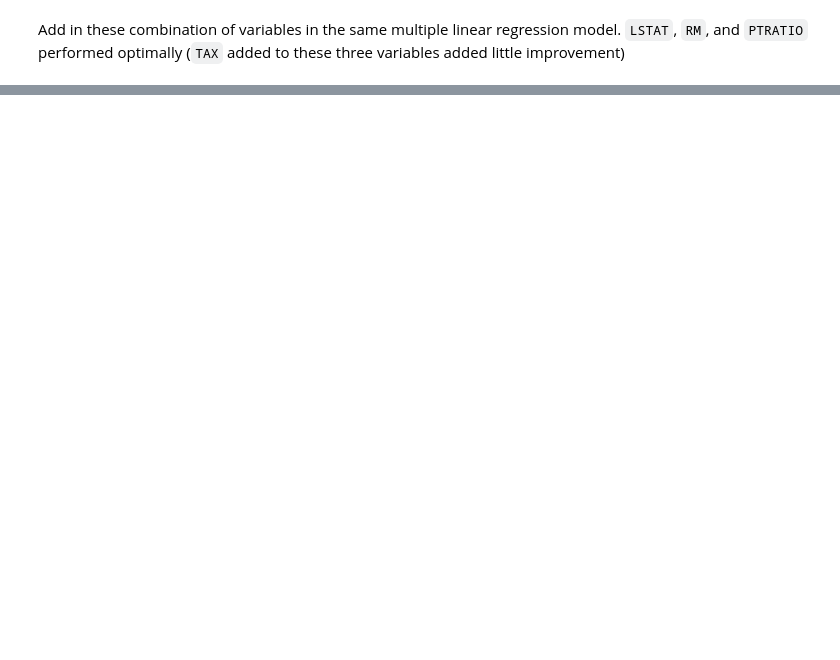
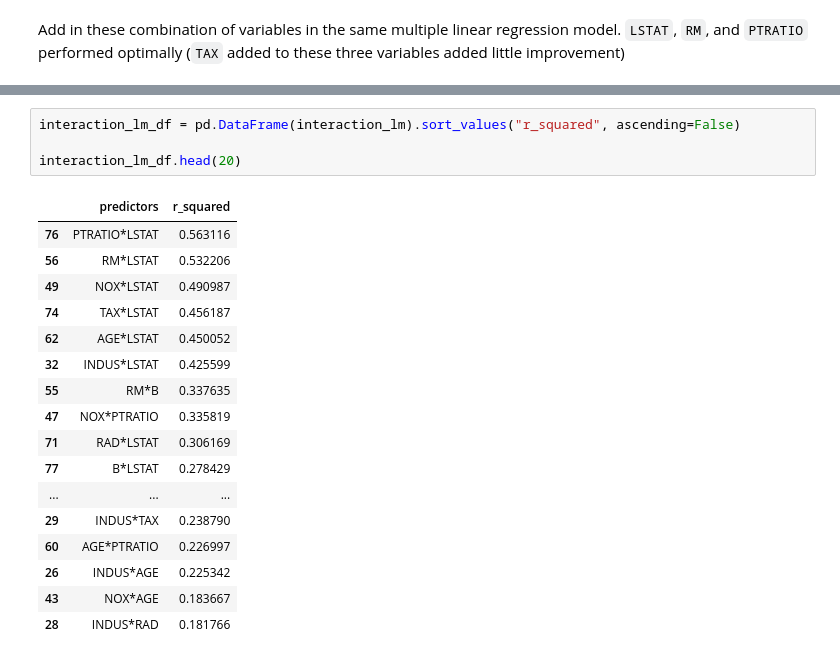
Before and after one commit to b-o-l-l-a/aes-eeng415, a Jupyter notebook: hw4/hw4.ipynb, the cells around one changed output, grey strips where cells are left out. Drawn from its saved outputs; the diff is of its cells as text; blank space fills up the shorter version.

```diff
--- a/hw4/hw4.ipynb
+++ b/hw4/hw4.ipynb
@@ -155,0 +140,22 @@ pd.DataFrame(multi_lm_metrics)
+# %%
+interaction_lm_df = pd.DataFrame(interaction_lm).sort_values("r_squared", ascending=False)
+
+interaction_lm_df.head(20)
+# %% [output]
+|  | predictors | r_squared |
+| 76 | PTRATIO*LSTAT | 0.563116 |
+| 56 | RM*LSTAT | 0.532206 |
+| 49 | NOX*LSTAT | 0.490987 |
+| 74 | TAX*LSTAT | 0.456187 |
+| 62 | AGE*LSTAT | 0.450052 |
+| 32 | INDUS*LSTAT | 0.425599 |
+| 55 | RM*B | 0.337635 |
+| 47 | NOX*PTRATIO | 0.335819 |
+| 71 | RAD*LSTAT | 0.306169 |
+| 77 | B*LSTAT | 0.278429 |
+| ... | ... | ... |
+| 29 | INDUS*TAX | 0.238790 |
+| 60 | AGE*PTRATIO | 0.226997 |
+| 26 | INDUS*AGE | 0.225342 |
+| 43 | NOX*AGE | 0.183667 |
+| 28 | INDUS*RAD | 0.181766 |
```
Also changed, not shown: parts of 9 cells of this notebook.
